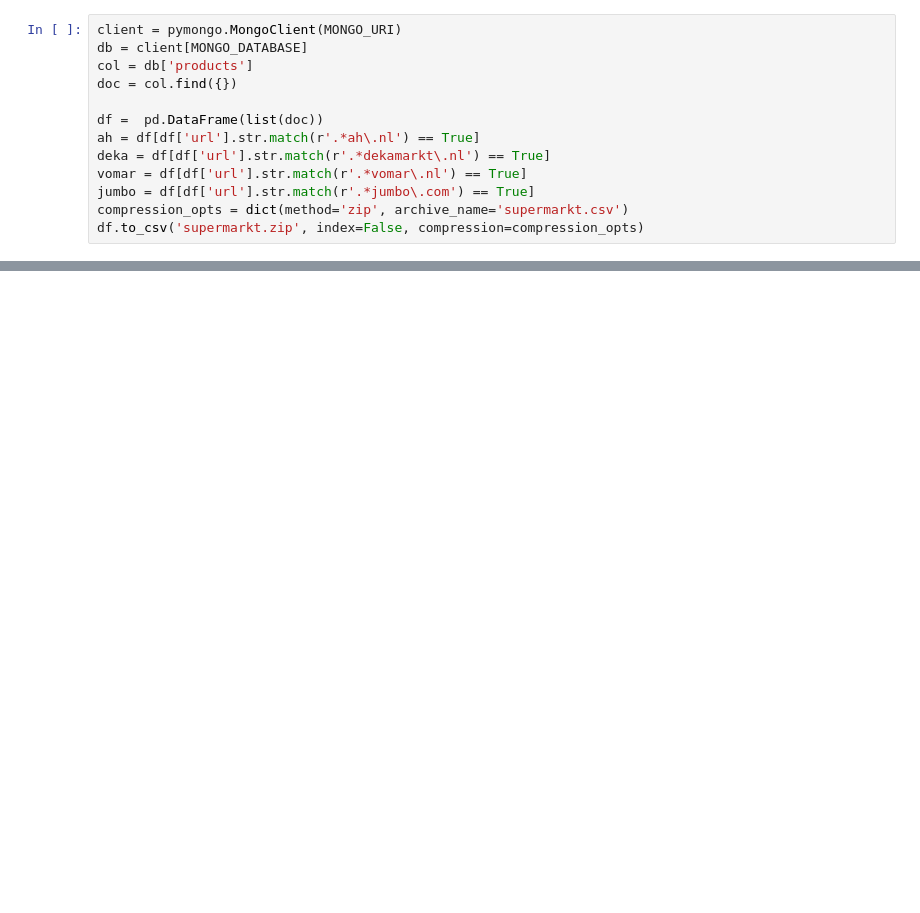
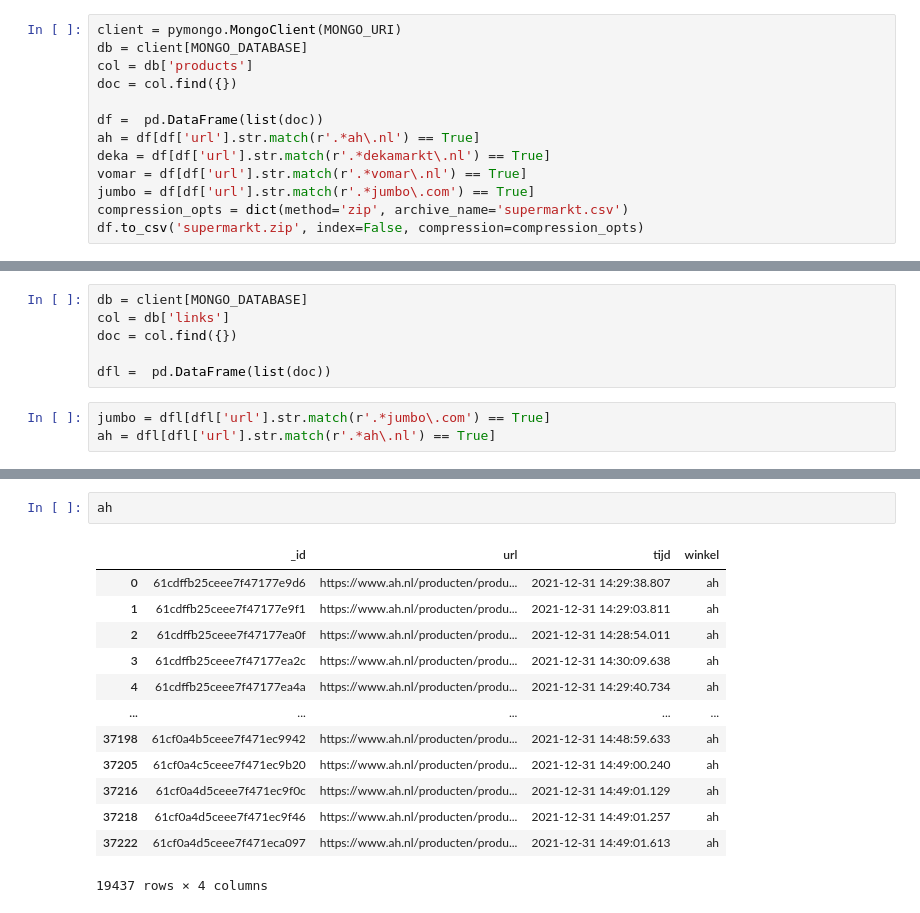
Before and after one commit to semkjaer/supermarkt_crawler, a Jupyter notebook: Untitled.ipynb, the cells around one changed output, grey strips where cells are left out. Cells and saved outputs as stored; diff of their text form; blank space fills up the shorter version.

```diff
--- a/Untitled.ipynb
+++ b/Untitled.ipynb
@@ -44,0 +136,9 @@ jumbo
+# %%
+db = client[MONGO_DATABASE]
+col = db['links']
+doc = col.find({})
+
+dfl =  pd.DataFrame(list(doc))
+# %%
+jumbo = dfl[dfl['url'].str.match(r'.*jumbo\.com') == True]
+ah = dfl[dfl['url'].str.match(r'.*ah\.nl') == True]
@@ -44,0 +161,16 @@ jumbo
+# %%
+ah
+# %% [output]
+|  | _id | url | tijd | winkel |
+| 0 | 61cdffb25ceee7f47177e9d6 | https://www.ah.nl/producten/produ... | 2021-12-31 14:29:38.807 | ah |
+| 1 | 61cdffb25ceee7f47177e9f1 | https://www.ah.nl/producten/produ... | 2021-12-31 14:29:03.811 | ah |
+| 2 | 61cdffb25ceee7f47177ea0f | https://www.ah.nl/producten/produ... | 2021-12-31 14:28:54.011 | ah |
+| 3 | 61cdffb25ceee7f47177ea2c | https://www.ah.nl/producten/produ... | 2021-12-31 14:30:09.638 | ah |
+| 4 | 61cdffb25ceee7f47177ea4a | https://www.ah.nl/producten/produ... | 2021-12-31 14:29:40.734 | ah |
+| ... | ... | ... | ... | ... |
+| 37198 | 61cf0a4b5ceee7f471ec9942 | https://www.ah.nl/producten/produ... | 2021-12-31 14:48:59.633 | ah |
+| 37205 | 61cf0a4c5ceee7f471ec9b20 | https://www.ah.nl/producten/produ... | 2021-12-31 14:49:00.240 | ah |
+| 37216 | 61cf0a4d5ceee7f471ec9f0c | https://www.ah.nl/producten/produ... | 2021-12-31 14:49:01.129 | ah |
+| 37218 | 61cf0a4d5ceee7f471ec9f46 | https://www.ah.nl/producten/produ... | 2021-12-31 14:49:01.257 | ah |
+| 37222 | 61cf0a4d5ceee7f471eca097 | https://www.ah.nl/producten/produ... | 2021-12-31 14:49:01.613 | ah |
+19437 rows × 4 columns
```
Also changed, not shown: parts of 11 cells of this notebook, 9 other files.
